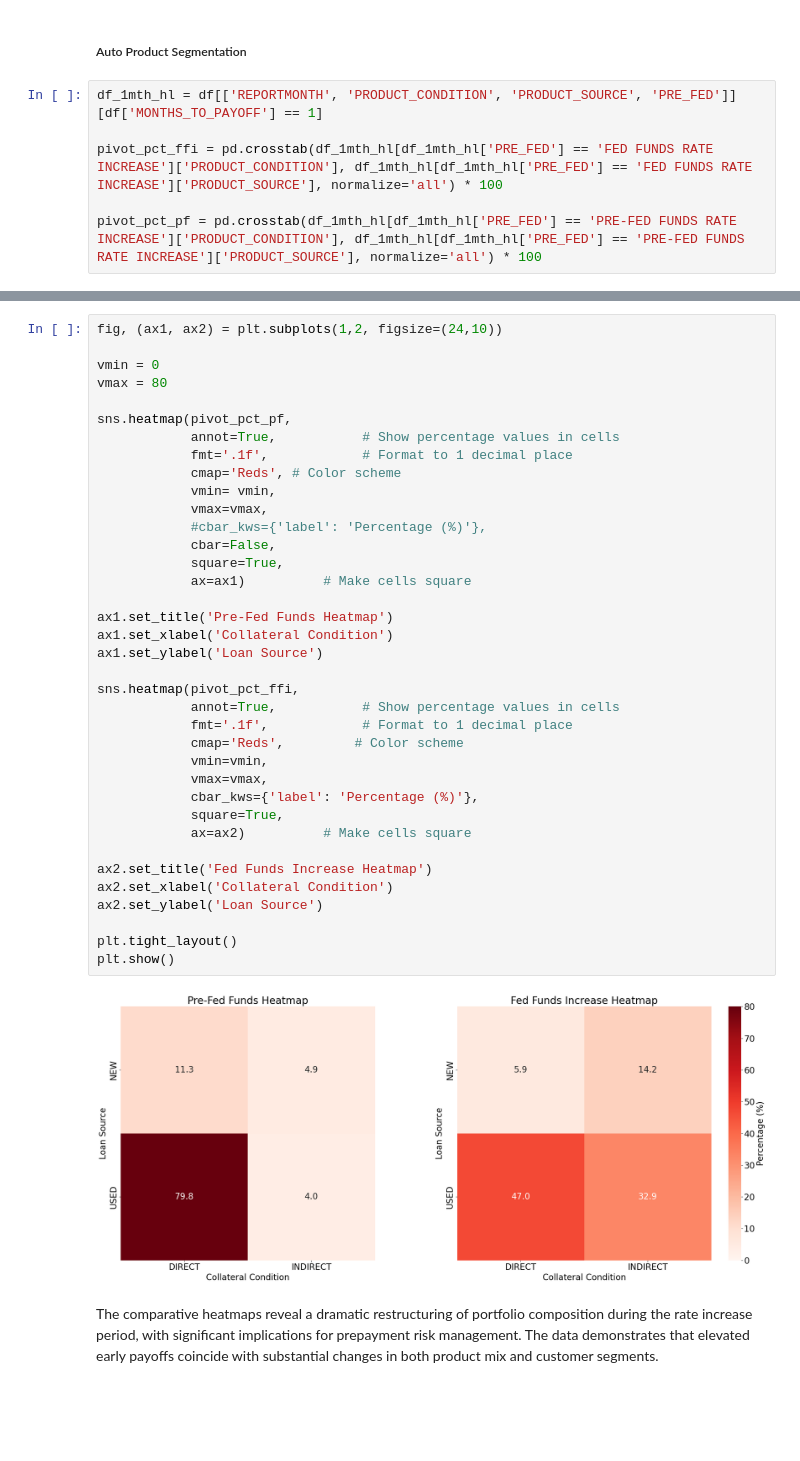
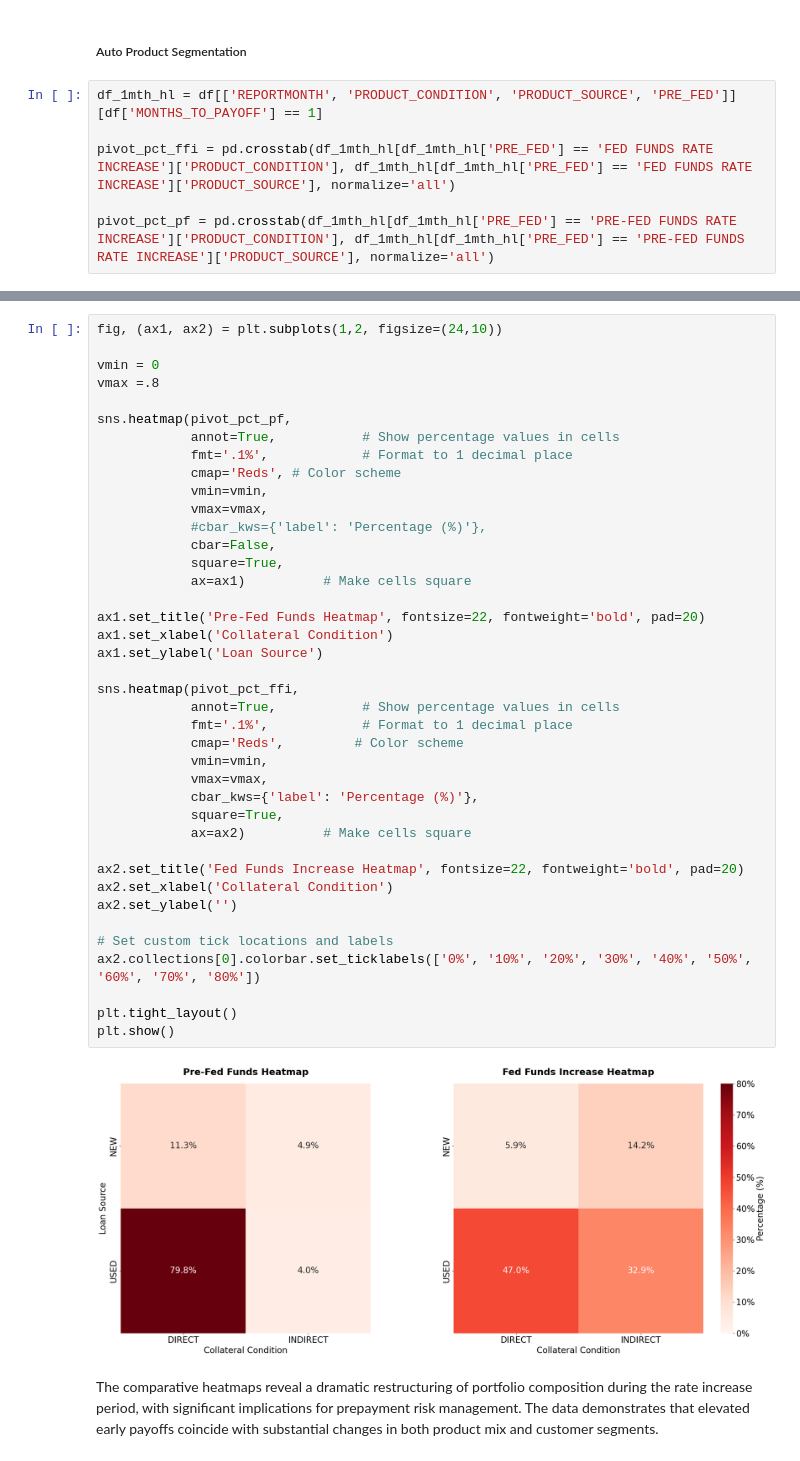
Before and after one commit to imoore99/TWO_STAGE_CLUSTER, a Jupyter notebook: TWO_STAGE_CLUSTER.ipynb, the cells around one changed output, grey strips where cells are left out. Drawn from its saved outputs; the diff is of its cells as text; blank space fills up the shorter version.

```diff
--- a/TWO_STAGE_CLUSTER.ipynb
+++ b/TWO_STAGE_CLUSTER.ipynb
@@ -720,6 +729,6 @@ The trajectory analysis provides definitive justification for focusing cluster a
 # %%
 df_1mth_hl = df[['REPORTMONTH', 'PRODUCT_CONDITION', 'PRODUCT_SOURCE', 'PRE_FED']][df['MONTHS_TO_PAYOFF'] == 1]
 
-pivot_pct_ffi = pd.crosstab(df_1mth_hl[df_1mth_hl['PRE_FED'] == 'FED FUNDS RATE INCREASE']['PRODUCT_CONDITION'], df_1mth_hl[df_1mth_hl['PRE_FED'] == 'FED FUNDS RATE INCREASE']['PRODUCT_SOURCE'], normalize='all') * 100
+pivot_pct_ffi = pd.crosstab(df_1mth_hl[df_1mth_hl['PRE_FED'] == 'FED FUNDS RATE INCREASE']['PRODUCT_CONDITION'], df_1mth_hl[df_1mth_hl['PRE_FED'] == 'FED FUNDS RATE INCREASE']['PRODUCT_SOURCE'], normalize='all')
 
-pivot_pct_pf = pd.crosstab(df_1mth_hl[df_1mth_hl['PRE_FED'] == 'PRE-FED FUNDS RATE INCREASE']['PRODUCT_CONDITION'], df_1mth_hl[df_1mth_hl['PRE_FED'] == 'PRE-FED FUNDS RATE INCREASE']['PRODUCT_SOURCE'], normalize='all') * 100
+pivot_pct_pf = pd.crosstab(df_1mth_hl[df_1mth_hl['PRE_FED'] == 'PRE-FED FUNDS RATE INCREASE']['PRODUCT_CONDITION'], df_1mth_hl[df_1mth_hl['PRE_FED'] == 'PRE-FED FUNDS RATE INCREASE']['PRODUCT_SOURCE'], normalize='all')
@@ -727,41 +740,44 @@ pivot_pct_pf = pd.crosstab(df_1mth_hl[df_1mth_hl['PRE_FED'] == 'PRE-FED FUNDS RA
 fig, (ax1, ax2) = plt.subplots(1,2, figsize=(24,10))
 
 vmin = 0
-vmax = 80
+vmax =.8
 
 sns.heatmap(pivot_pct_pf,
             annot=True,           # Show percentage values in cells
-            fmt='.1f',            # Format to 1 decimal place
+            fmt='.1%',            # Format to 1 decimal place
             cmap='Reds', # Color scheme
-            vmin= vmin,
+            vmin=vmin,
             vmax=vmax,
             #cbar_kws={'label': 'Percentage (%)'},
             cbar=False,
             square=True,
             ax=ax1)          # Make cells square
 
-ax1.set_title('Pre-Fed Funds Heatmap')
+ax1.set_title('Pre-Fed Funds Heatmap', fontsize=22, fontweight='bold', pad=20)
 ax1.set_xlabel('Collateral Condition')
 ax1.set_ylabel('Loan Source')
 
 sns.heatmap(pivot_pct_ffi,
             annot=True,           # Show percentage values in cells
-            fmt='.1f',            # Format to 1 decimal place
+            fmt='.1%',            # Format to 1 decimal place
             cmap='Reds',         # Color scheme
             vmin=vmin,
             vmax=vmax,
             cbar_kws={'label': 'Percentage (%)'},
             square=True,
             ax=ax2)          # Make cells square
 
-ax2.set_title('Fed Funds Increase Heatmap')
+ax2.set_title('Fed Funds Increase Heatmap', fontsize=22, fontweight='bold', pad=20)
 ax2.set_xlabel('Collateral Condition')
-ax2.set_ylabel('Loan Source')
+ax2.set_ylabel('')
+
+# Set custom tick locations and labels
+ax2.collections[0].colorbar.set_ticklabels(['0%', '10%', '20%', '30%', '40%', '50%', '60%', '70%', '80%'])
 
 plt.tight_layout()
 plt.show()
 # %% [output]
-[figure, old version]
+[figure, new version]
 # %% [markdown]
 The comparative heatmaps reveal a dramatic restructuring of portfolio composition during the rate increase period, with significant implications for prepayment risk management. The data demonstrates that elevated early payoffs coincide with substantial changes in both product mix and customer segments.
 # %% [markdown]
```
Also changed, not shown: parts of 45 cells of this notebook, 4 other files.
